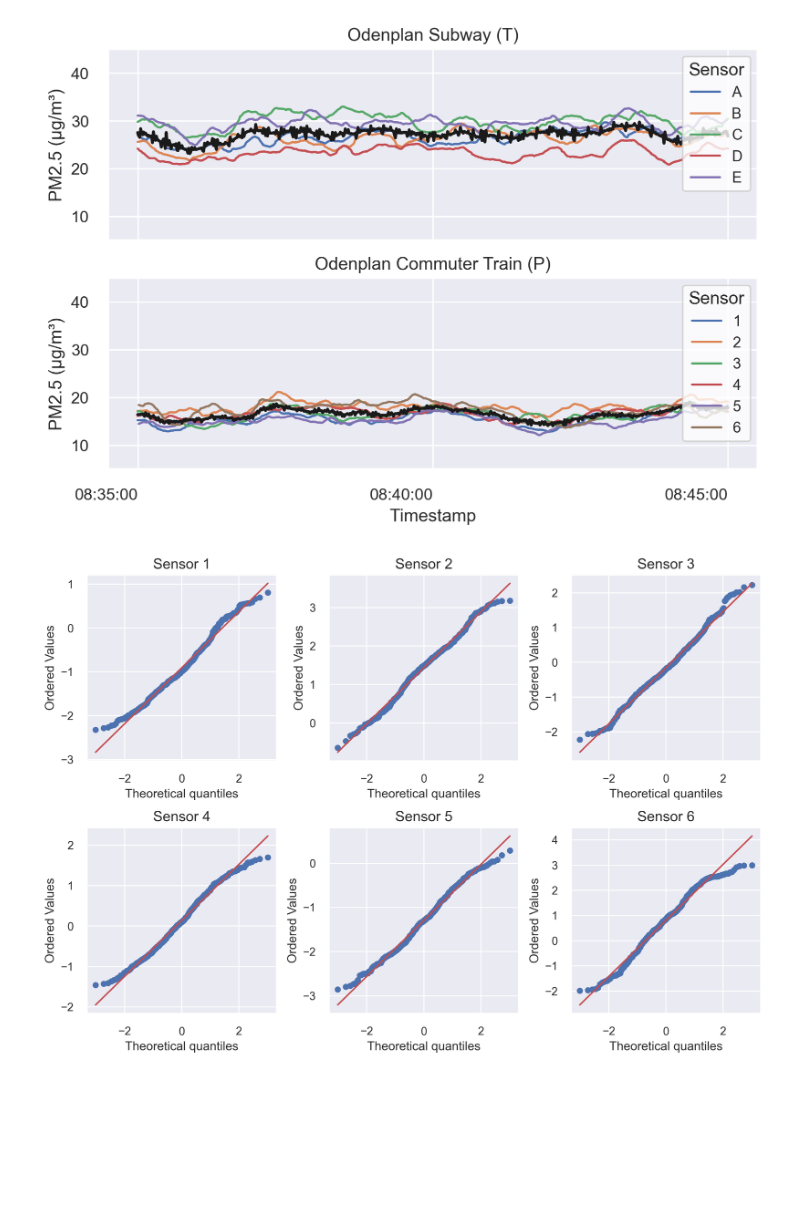
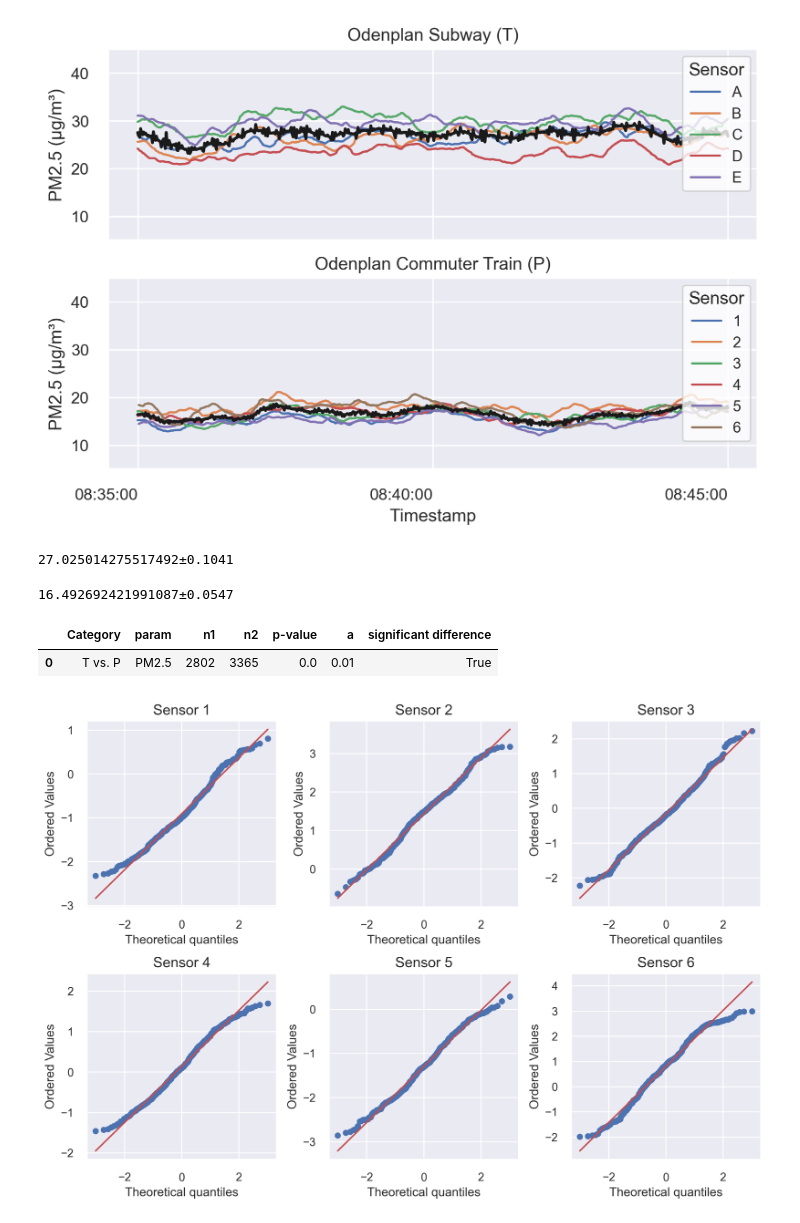
Before and after one commit to aliceheiman/air-pollution-stockholm-subway, a Jupyter notebook: scripts/DownMiddleUp.ipynb, the cells around one changed output. Drawn from its saved outputs; the diff is of its cells as text; code cells hidden in the pictures; blank space fills up the shorter version.

```diff
--- a/scripts/DownMiddleUp.ipynb
+++ b/scripts/DownMiddleUp.ipynb
@@ -162,3 +160,35 @@ Figure saved to ../results/down_middle_up/odenplanP_vs_odenplanT_mean.pdf
+# %%
+# Significant difference?
+print(f"{s2_g1['PM2.5'].mean()}±{round(CI95(s2_g1['PM2.5'].values), 4)}")
+# %% [output]
+27.025014275517492±0.1041
+# %%
+print(f"{s2_g2['PM2.5'].mean()}±{round(CI95(s2_g2['PM2.5'].values), 4)}")
+# %% [output]
+16.492692421991087±0.0547
+# %%
+significance_level = 0.01
+columns = ['Category', 'param', 'n1', 'n2', 'p-value', 'a', 'significant difference']
+
+category = 'T vs. P'
+test_rows = []
+
+a = s2_g1['PM2.5'].to_numpy()
+b = s2_g2['PM2.5'].to_numpy()
+
+n1 = len(a)
+n2 = len(b)
+
+result = stats.ttest_ind(a=a, b=b, equal_var=True)
+significant_difference = result.pvalue < significance_level
+
+test_rows.append([category, param, n1, n2, result.pvalue, significance_level, significant_difference])
+test_df = pd.DataFrame(test_rows, columns=columns)
+
+test_df
+# %% [output]
+|  | Category | param | n1 | n2 | p-value | a | significant difference |
+| 0 | T vs. P | PM2.5 | 2802 | 3365 | 0.0 | 0.01 | True |
 # %%
 # How much do the sensors differ from the mean line?
 
```
Also changed, not shown: parts of 1 cell of this notebook, 34 other files.
